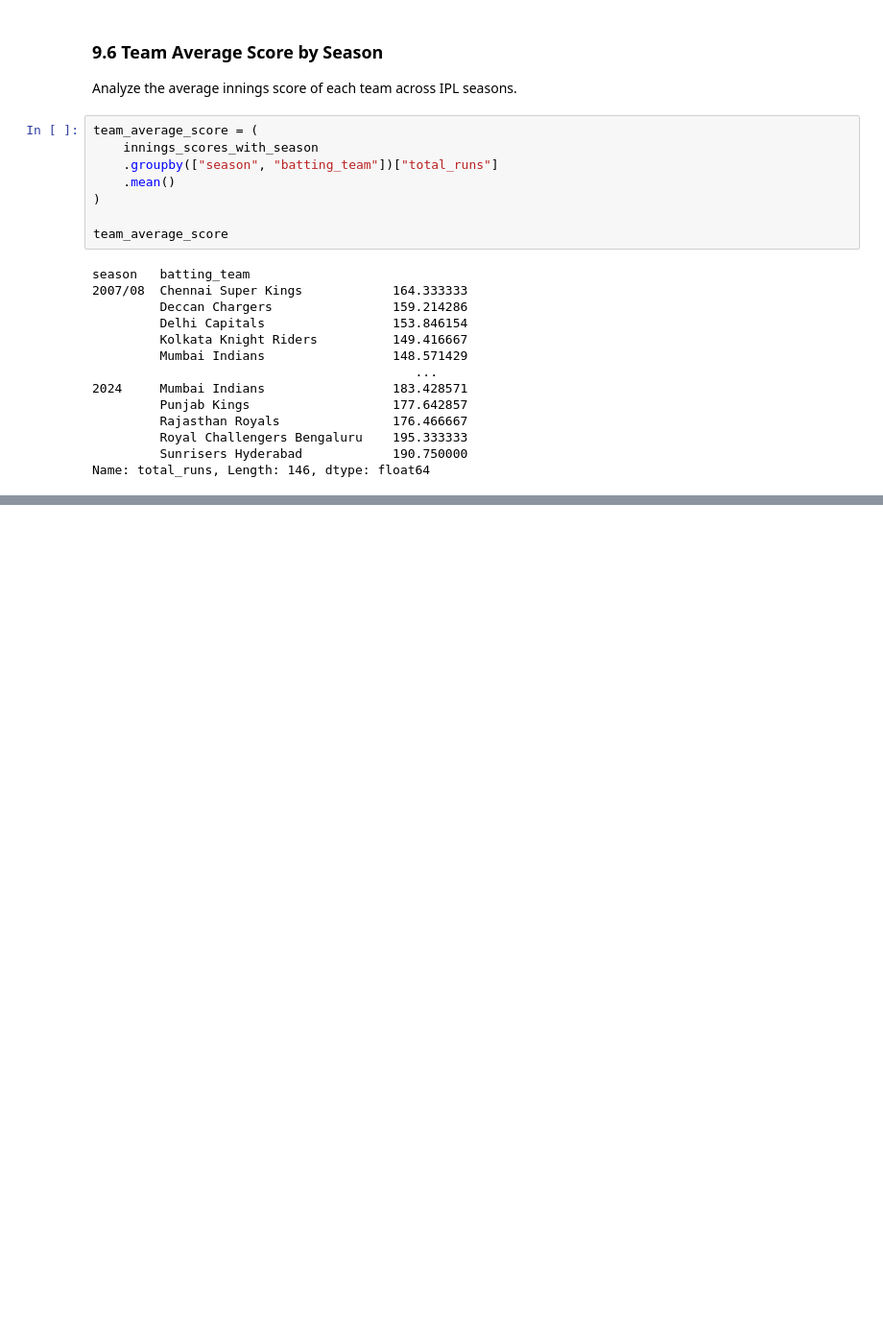
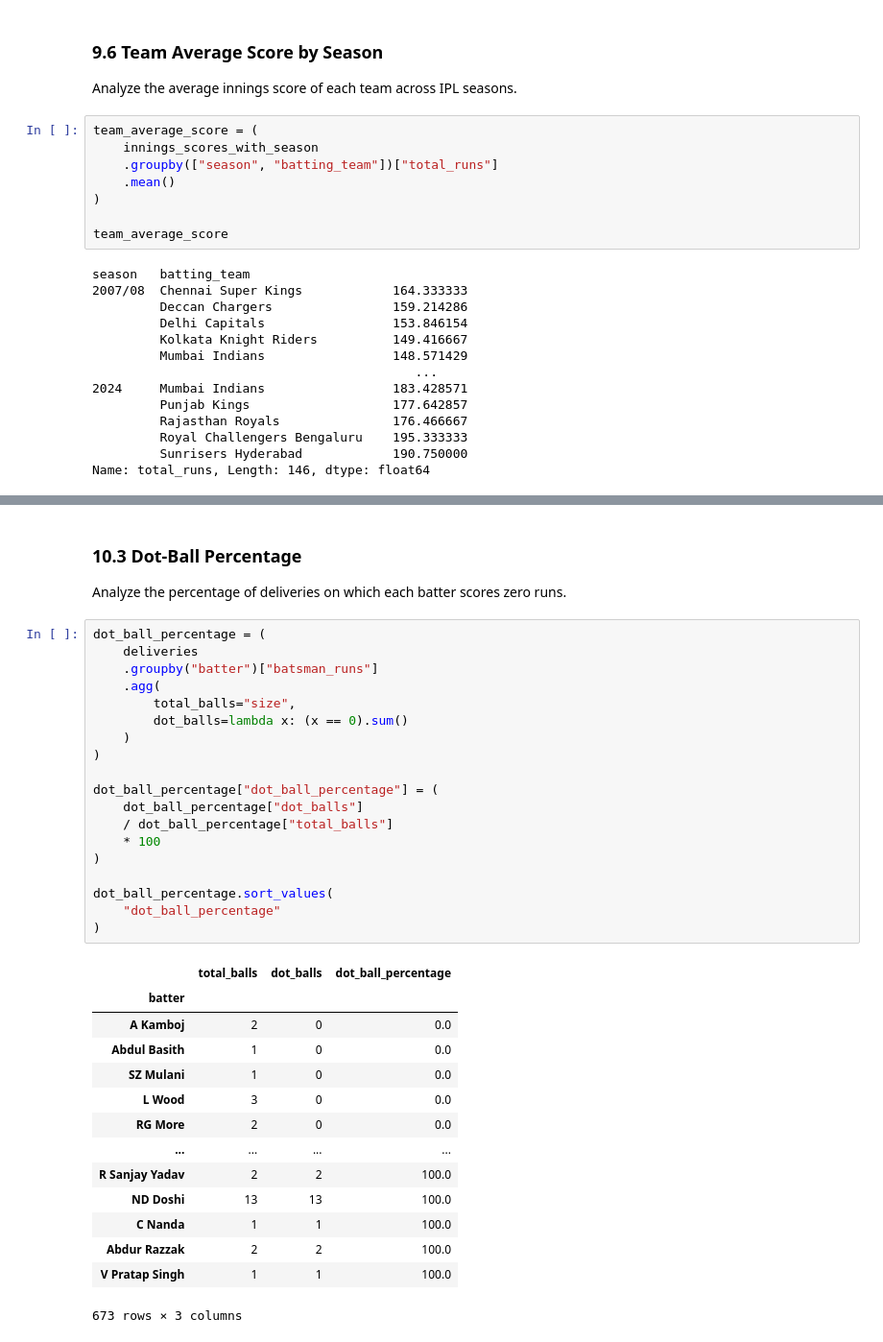
Before and after one commit to khalil-Gardiwal/ipl-data-analysis, a Jupyter notebook: notebooks/ipl-analysis.ipynb, the cells around one changed output, grey strips where cells are left out. Shown at 96% size. Cells and saved outputs as stored; diff of their text form; blank space fills up the shorter version.

```diff
--- a/notebooks/ipl-analysis.ipynb
+++ b/notebooks/ipl-analysis.ipynb
@@ -2041,0 +2114,38 @@ Name: total_runs, Length: 146, dtype: float64
+# %% [markdown]
+### 10.3 Dot-Ball Percentage
+
+Analyze the percentage of deliveries on which each batter scores zero runs.
+# %%
+dot_ball_percentage = (
+    deliveries
+    .groupby("batter")["batsman_runs"]
+    .agg(
+        total_balls="size",
+        dot_balls=lambda x: (x == 0).sum()
+    )
+)
+
+dot_ball_percentage["dot_ball_percentage"] = (
+    dot_ball_percentage["dot_balls"]
+    / dot_ball_percentage["total_balls"]
+    * 100
+)
+
+dot_ball_percentage.sort_values(
+    "dot_ball_percentage"
+)
+# %% [output]
+|  | total_balls | dot_balls | dot_ball_percentage |
+| batter |  |  |  |
+| A Kamboj | 2 | 0 | 0.0 |
+| Abdul Basith | 1 | 0 | 0.0 |
+| SZ Mulani | 1 | 0 | 0.0 |
+| L Wood | 3 | 0 | 0.0 |
+| RG More | 2 | 0 | 0.0 |
+| ... | ... | ... | ... |
+| R Sanjay Yadav | 2 | 2 | 100.0 |
+| ND Doshi | 13 | 13 | 100.0 |
+| C Nanda | 1 | 1 | 100.0 |
+| Abdur Razzak | 2 | 2 | 100.0 |
+| V Pratap Singh | 1 | 1 | 100.0 |
+673 rows × 3 columns
```
Also changed, not shown: parts of 5 cells of this notebook.
